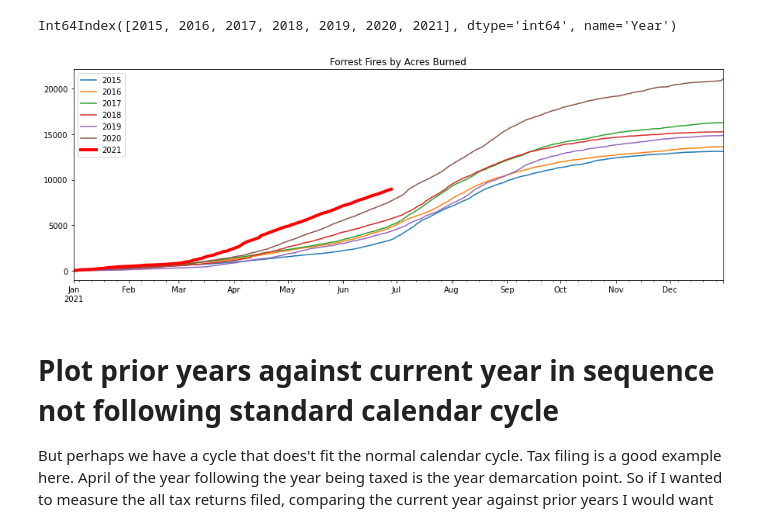
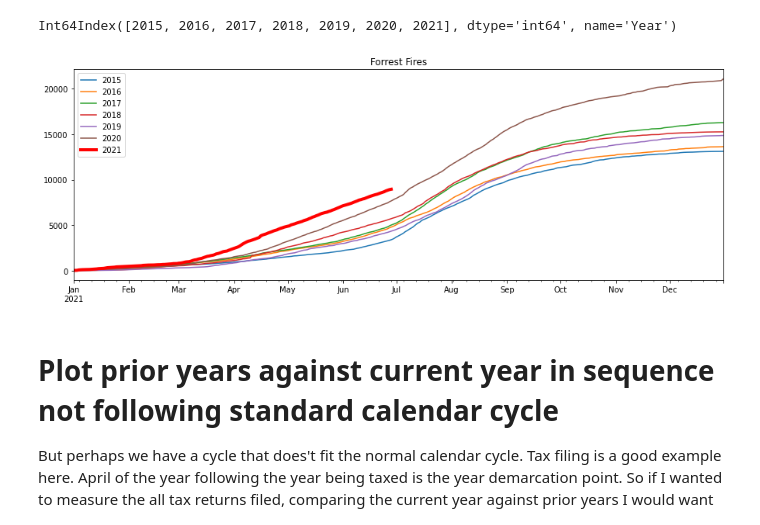
Before and after one commit to mrkjhsn/Python-Playground, a Jupyter notebook: forest_fires_time_series.ipynb, the cells around one changed output. Saved outputs shown, nothing was run; the diff lists cells and outputs as text; code cells hidden in the pictures.

```diff
--- a/forest_fires_time_series.ipynb
+++ b/forest_fires_time_series.ipynb
@@ -198,17 +198,17 @@ Int64Index([2015, 2016, 2017, 2018, 2019, 2020, 2021], dtype='int64', name='Year
 # %%
 # fig, ax = plt.figure()
 fig, ax = plt.subplots(figsize=(15, 5))
 
 # plot prior years
-df_agg.loc[:,df_agg.columns < current_year].plot(title='Forrest Fires by Acres Burned', ax=ax)
+df_agg.loc[:,df_agg.columns < current_year].plot(title='Forrest Fires', ax=ax)
 
 # highlight current year by
 # plotting in red with extra thickness
 df_agg.loc[:,df_agg.columns == current_year].plot(linewidth=4, color='red', ax=ax)
 
 plt.legend(list(df_agg.columns[df_agg.columns <= current_year]));
 # %% [output]
-[figure, old version]
+[figure, new version]
 # %% [markdown]
 # Plot prior years against current year in sequence not following standard calendar cycle
 
```
